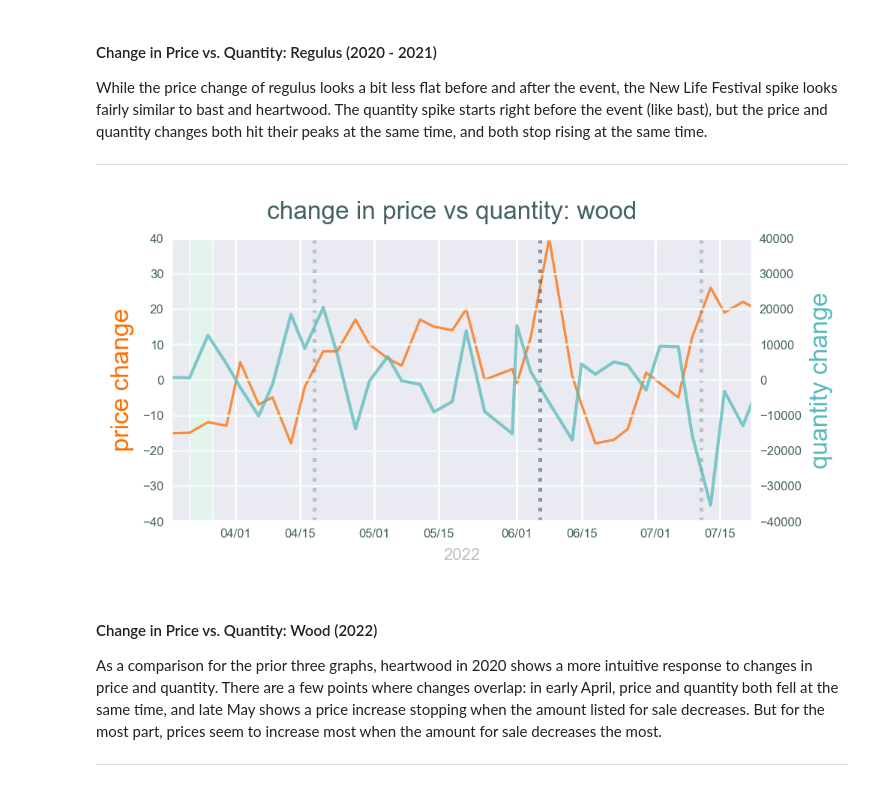
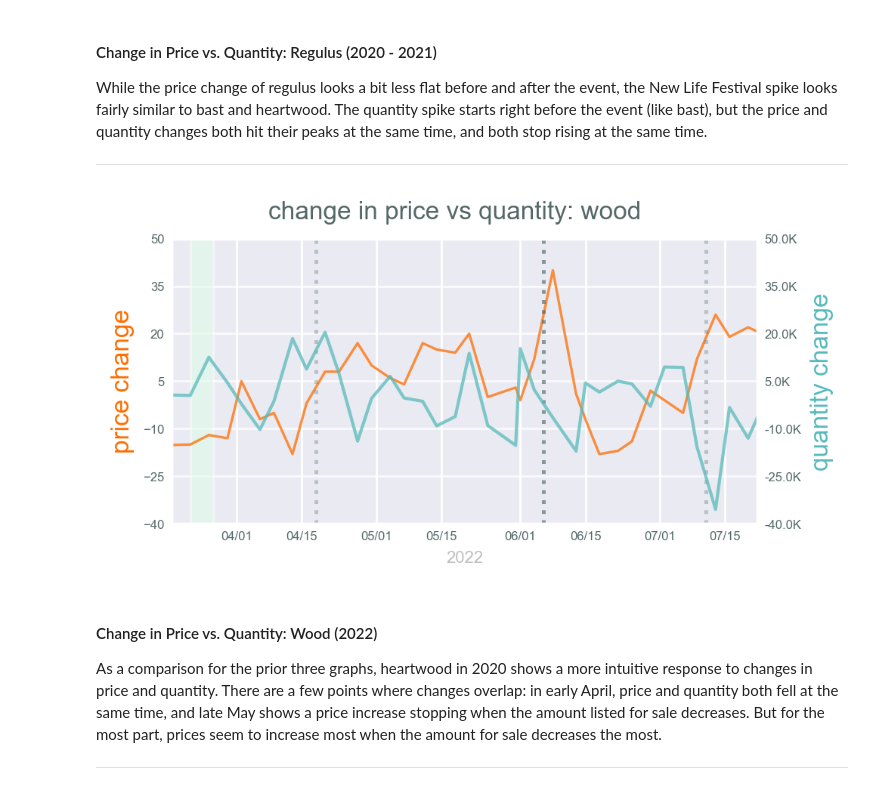
Before and after one commit to racheldelong/ESO-Crafting-Material-Prices, a Jupyter notebook: ESOMatPrices.ipynb, the cells around one changed output. Cells and saved outputs as stored; diff of their text form; code cells hidden in the pictures.

```diff
--- a/ESOMatPrices.ipynb
+++ b/ESOMatPrices.ipynb
@@ -18,7 +19,7 @@ def draw_event(date, dur, subpl, type):  # create rectangles to represent event
     w, h = timedelta(days=dur), subpl.get_ylim()[1] - subpl.get_ylim()[0]
     subpl.add_patch(Rectangle(xy, w, h, **type))
 # %%
-def change_plot(mat, year, lefty1, lefty2, righty1, righty2):  # twin y change plots
+def change_plot(mat, year, lefty1, lefty2, righty1, righty2, nticks):  # twin y change plots
     fig.suptitle("change in price vs quantity: " + mat)
     ax1.plot(price_diff[mat], c=c["c1"], lw=1.2, alpha=0.75)
     ax1.set_ylabel("price change", c=c["c1"])
@@ -33,10 +34,19 @@ def change_plot(mat, year, lefty1, lefty2, righty1, righty2):  # twin y change p
 
     # format ticks & labels
     ax1.tick_params(axis="x", **xticks)
-    ax1.tick_params(axis="y", grid_color=c["c3"], **grid)
-    ax2.tick_params(axis="y", grid_color=c["c4"], **grid)
+    ax1.tick_params(axis="y", **grid)
+    ax2.tick_params(axis="y", **grid)
+    ax2.grid(None)
+
+    ax1.yaxis.set_major_locator(mticker.LinearLocator(nticks))
+    ax2.yaxis.set_major_locator(mticker.LinearLocator(nticks))
+
     ax1.xaxis.set_major_formatter(mdates.DateFormatter("%m-%d"))
     ax2.xaxis.set_major_formatter(mdates.DateFormatter("%m/%d"))
+
+    ax2.yaxis.set_major_formatter(
+        mticker.FuncFormatter(lambda x, pos: "{:,.1f}".format(x / 1000) + "K")
+    )
 # %%
 # import csv from google sheets and convert 'Date' column to datetime + set as index
 sheet_id = "15ooJmi30BiE3ZhbNsGNG0Ct2gL-tRcoFMbLKLjQGqbU"
@@ -139,8 +151,16 @@ For 2022, all but one item (alchemical resin) has its lowest price between April
 *****************
 # %%
 # plot formatting
+colors = {
+    "regulus": "#4E6F6F",
+    "bast": "#4E6F6F",
+    "wood": "#ff6d00",
+    "resin": "#4E6F6F",
+    "rune": "#4E6F6F",
+    "wax": "#4E6F6F",
+}
 
-c = {"t": "#4E6F6F", "c1": "#ff6d00", "c2": "#58BABB", "c3": "#FFF2E8", "c4": "#EDFFFF"}
+c = {"t": "#556868", "c1": "#ff6d00", "c2": "#58BABB"}
 
 event = {"ec": None, "color": "w", "alpha": 0.5}  # events without increased drop rate
 expl = {
@@ -156,7 +176,7 @@ f = {"facecolor": "w", "dpi": 200}
 legend = {
     "facecolor": "w",
     "edgecolor": "w",
-    "fontsize": 6,
+    "fontsize": 7,
     "labelcolor": "#436161",
     "ncol": 6,
     "loc": "lower center",
@@ -408,17 +422,17 @@ While the price change of regulus looks a bit less flat before and after the eve
 # %%
 fig, ax1 = plt.subplots(figsize=(5, 2.5), **f)
 change_plot(
-    mat="wood", year="2022", lefty1=-40, lefty2=40, righty1=-40000, righty2=40000
+    mat="wood", year="2022", lefty1=-40, lefty2=50, righty1=-40000, righty2=50000, nticks=7
 )
 
 ax1.axvline(x=["2022-04-18"], **pts)
 ax1.axvline(x=["2022-07-11"], **pts)
 ax1.axvline(x=["2022-06-06"], **update)
 ax1.axvline(x=["2022-08-22"], **update)
 
 draw_event(date=dates["expl22"], dur=5, subpl=ax1, type=expl)
 # %% [output]
-[figure, old version]
+[figure, new version]
 # %% [markdown]
 #### Change in Price vs. Quantity: Wood (2022)
 
```
Also changed, not shown: parts of 12 cells of this notebook.
